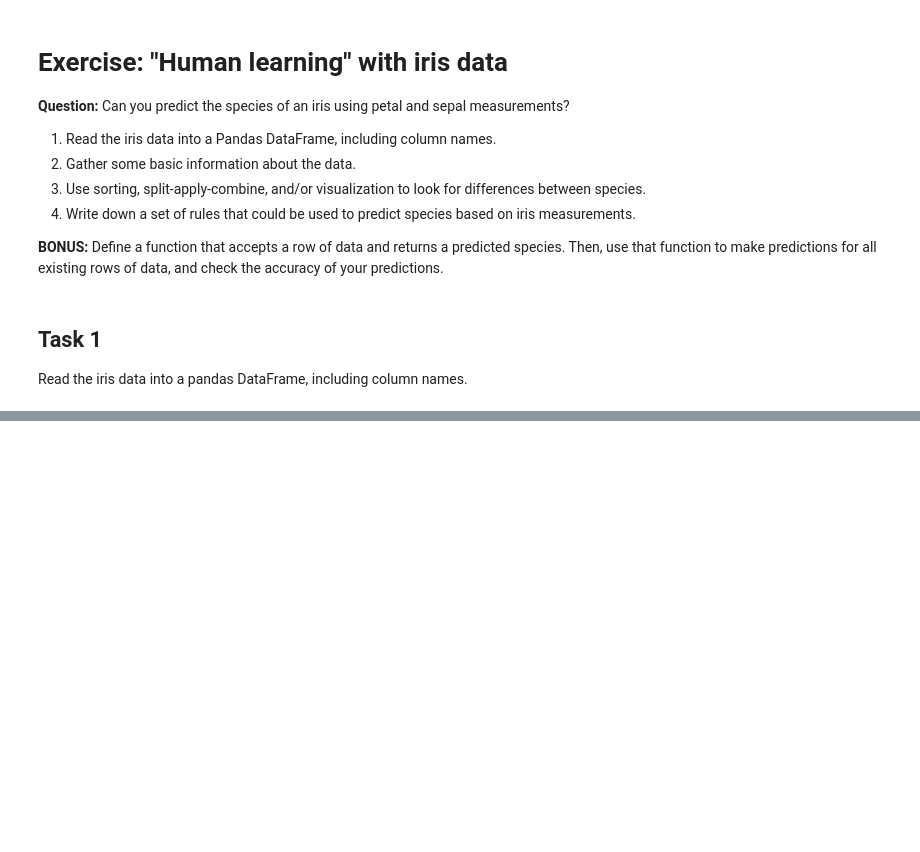
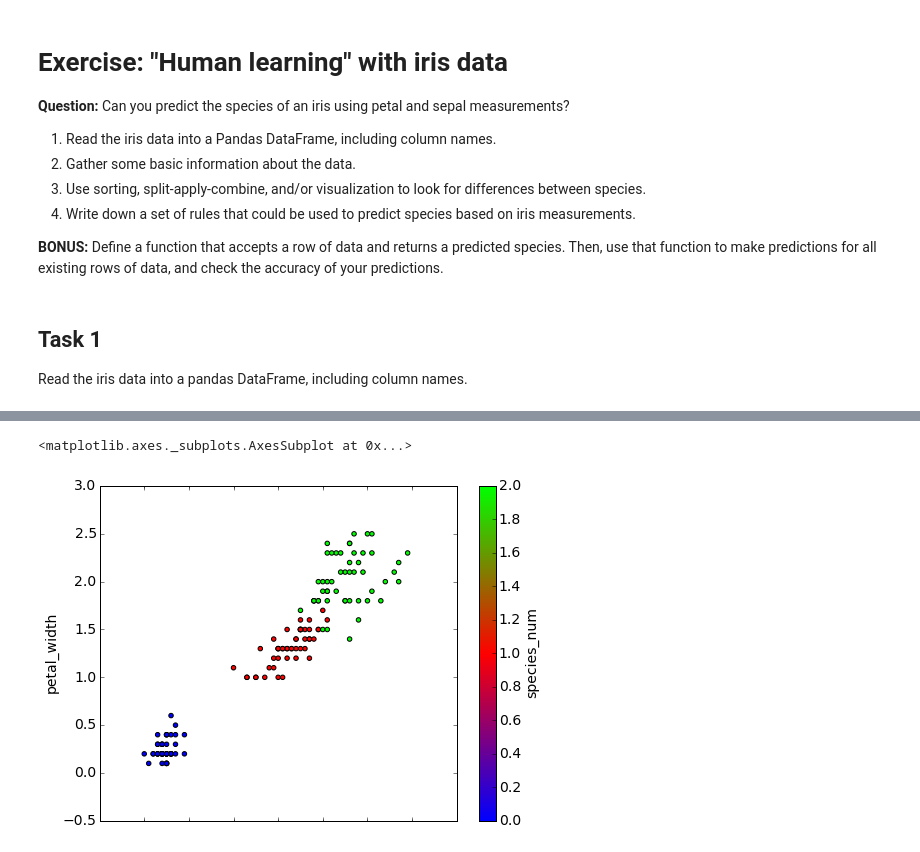
Before and after one commit to justmarkham/DAT8, a Jupyter notebook: notebooks/06_human_learning_iris.ipynb, the cells around one changed output, grey strips where cells are left out. Saved outputs shown, nothing was run; the diff lists cells and outputs as text; code cells hidden in the pictures; blank space fills up the shorter version.

```diff
--- a/notebooks/06_human_learning_iris.ipynb
+++ b/notebooks/06_human_learning_iris.ipynb
@@ -34,0 +184,12 @@ iris = pd.read_csv(url, header=None, names=col_names)
+# %%
+# map species to a numeric value so that plots can be colored by species
+iris['species_num'] = iris.species.map({'Iris-setosa':0, 'Iris-versicolor':1, 'Iris-virginica':2})
+
+# alternative method
+iris['species_num'] = iris.species.factorize()[0]
+# %%
+# scatter plot of petal_length vs petal_width colored by species
+iris.plot(kind='scatter', x='petal_length', y='petal_width', c='species_num', colormap='brg')
+# %% [output]
+<matplotlib.axes._subplots.AxesSubplot at 0x...>
+[figure, added]
```
Also changed, not shown: parts of 26 cells of this notebook.
